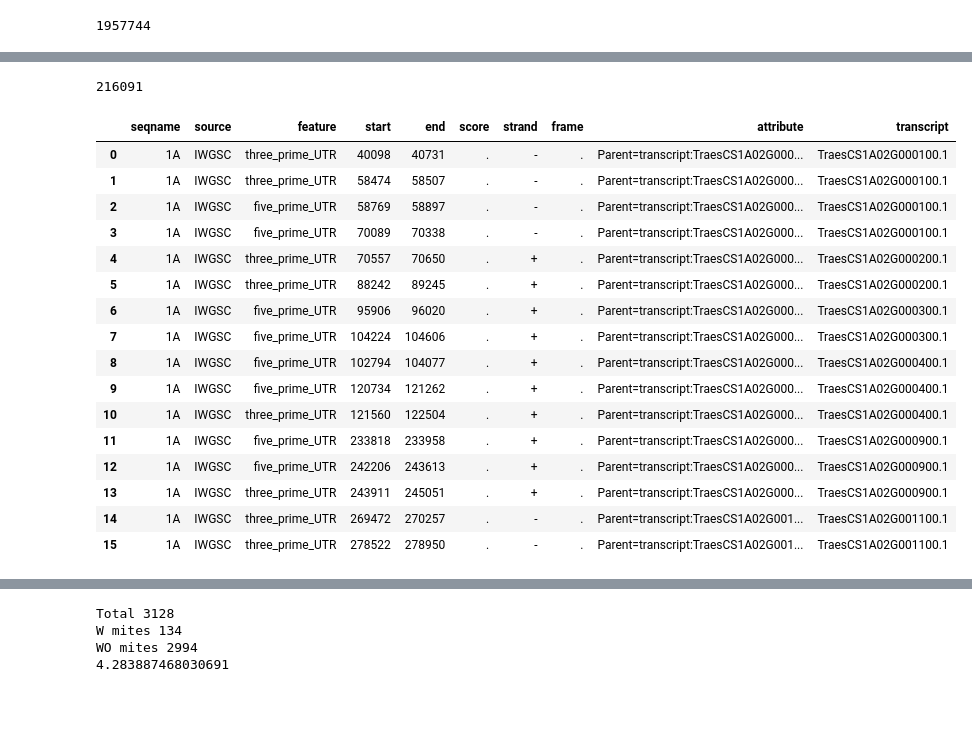
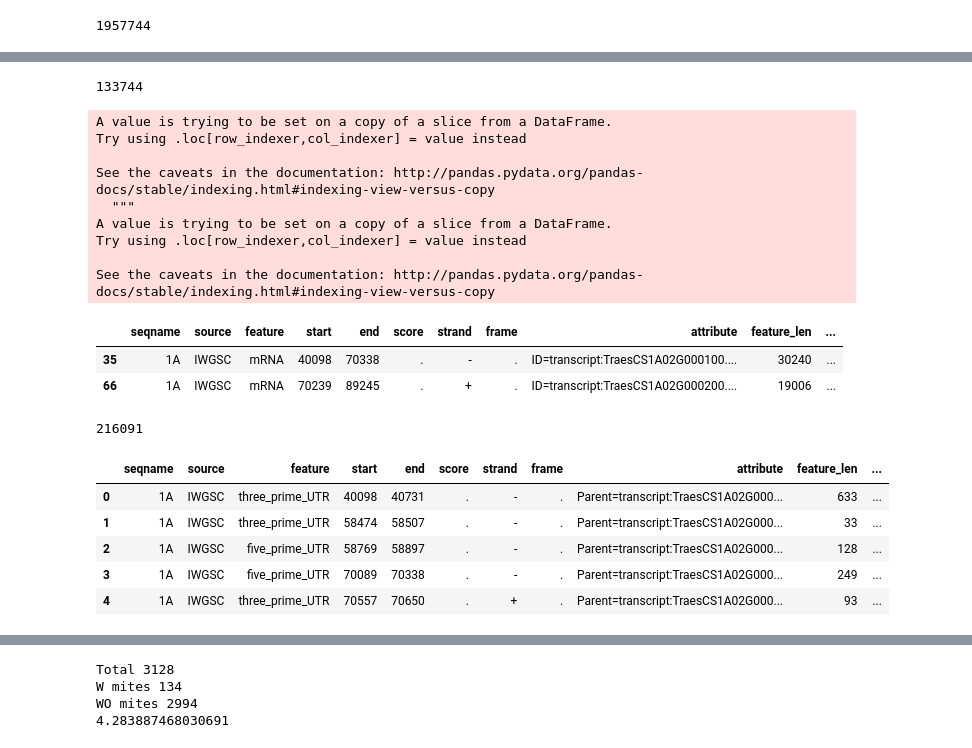
Before and after one commit to juancresc/mirna_mite, a Jupyter notebook: 2_analysis/2_cleavage.ipynb, the cells around one changed output, grey strips where cells are left out. Saved outputs shown, nothing was run; the diff lists cells and outputs as text; code cells hidden in the pictures; blank space fills up the shorter version.

```diff
--- a/2_analysis/2_cleavage.ipynb
+++ b/2_analysis/2_cleavage.ipynb
@@ -87,0 +99,26 @@ print(len(df_ann.index))
+# %%
+df_ann['feature_len'] = abs(df_ann['start'] - df_ann['end'])
+# %%
+#gene sizes
+
+df_ann_genes = df_ann[df_ann.feature == 'mRNA']
+print(len(df_ann_genes.index))
+df_ann_genes['transcript'] = df_ann_genes['attribute'].str.split('transcript:').str[1]
+df_ann_genes['transcript'] = df_ann_genes['transcript'].str.split(';').str[0]
+# %% [output]
+133744
+A value is trying to be set on a copy of a slice from a DataFrame.
+Try using .loc[row_indexer,col_indexer] = value instead
+
+See the caveats in the documentation: http://pandas.pydata.org/pandas-docs/stable/indexing.html#indexing-view-versus-copy
+  """
+A value is trying to be set on a copy of a slice from a DataFrame.
+Try using .loc[row_indexer,col_indexer] = value instead
+
+See the caveats in the documentation: http://pandas.pydata.org/pandas-docs/stable/indexing.html#indexing-view-versus-copy
+# %%
+df_ann_genes.head(2)
+# %% [output]
+|  | seqname | source | feature | start | end | score | strand | frame | attribute | feature_len | ... |
+| 35 | 1A | IWGSC | mRNA | 40098 | 70338 | . | - | . | ID=transcript:TraesCS1A02G000100.... | 30240 | ... |
+| 66 | 1A | IWGSC | mRNA | 70239 | 89245 | . | + | . | ID=transcript:TraesCS1A02G000200.... | 19006 | ... |
@@ -98,25 +137,14 @@ df_ann = df_ann.reset_index(drop=True)
 df_ann['transcript'] = df_ann['attribute'].str.split('transcript:').str[1]
 df_ann['transcript'] = df_ann['transcript'].str.split(';').str[0]
 # %%
-df_ann.head(16)
+df_ann.head(5)
 # %% [output]
-|  | seqname | source | feature | start | end | score | strand | frame | attribute | transcript |
-| 0 | 1A | IWGSC | three_prime_UTR | 40098 | 40731 | . | - | . | Parent=transcript:TraesCS1A02G000... | TraesCS1A02G000100.1 |
-| 1 | 1A | IWGSC | three_prime_UTR | 58474 | 58507 | . | - | . | Parent=transcript:TraesCS1A02G000... | TraesCS1A02G000100.1 |
-| 2 | 1A | IWGSC | five_prime_UTR | 58769 | 58897 | . | - | . | Parent=transcript:TraesCS1A02G000... | TraesCS1A02G000100.1 |
-| 3 | 1A | IWGSC | five_prime_UTR | 70089 | 70338 | . | - | . | Parent=transcript:TraesCS1A02G000... | TraesCS1A02G000100.1 |
-| 4 | 1A | IWGSC | three_prime_UTR | 70557 | 70650 | . | + | . | Parent=transcript:TraesCS1A02G000... | TraesCS1A02G000200.1 |
-| 5 | 1A | IWGSC | three_prime_UTR | 88242 | 89245 | . | + | . | Parent=transcript:TraesCS1A02G000... | TraesCS1A02G000200.1 |
-| 6 | 1A | IWGSC | five_prime_UTR | 95906 | 96020 | . | + | . | Parent=transcript:TraesCS1A02G000... | TraesCS1A02G000300.1 |
-| 7 | 1A | IWGSC | five_prime_UTR | 104224 | 104606 | . | + | . | Parent=transcript:TraesCS1A02G000... | TraesCS1A02G000300.1 |
-| 8 | 1A | IWGSC | five_prime_UTR | 102794 | 104077 | . | + | . | Parent=transcript:TraesCS1A02G000... | TraesCS1A02G000400.1 |
-| 9 | 1A | IWGSC | five_prime_UTR | 120734 | 121262 | . | + | . | Parent=transcript:TraesCS1A02G000... | TraesCS1A02G000400.1 |
-| 10 | 1A | IWGSC | three_prime_UTR | 121560 | 122504 | . | + | . | Parent=transcript:TraesCS1A02G000... | TraesCS1A02G000400.1 |
-| 11 | 1A | IWGSC | five_prime_UTR | 233818 | 233958 | . | + | . | Parent=transcript:TraesCS1A02G000... | TraesCS1A02G000900.1 |
-| 12 | 1A | IWGSC | five_prime_UTR | 242206 | 243613 | . | + | . | Parent=transcript:TraesCS1A02G000... | TraesCS1A02G000900.1 |
-| 13 | 1A | IWGSC | three_prime_UTR | 243911 | 245051 | . | + | . | Parent=transcript:TraesCS1A02G000... | TraesCS1A02G000900.1 |
-| 14 | 1A | IWGSC | three_prime_UTR | 269472 | 270257 | . | - | . | Parent=transcript:TraesCS1A02G001... | TraesCS1A02G001100.1 |
-| 15 | 1A | IWGSC | three_prime_UTR | 278522 | 278950 | . | - | . | Parent=transcript:TraesCS1A02G001... | TraesCS1A02G001100.1 |
+|  | seqname | source | feature | start | end | score | strand | frame | attribute | feature_len | ... |
+| 0 | 1A | IWGSC | three_prime_UTR | 40098 | 40731 | . | - | . | Parent=transcript:TraesCS1A02G000... | 633 | ... |
+| 1 | 1A | IWGSC | three_prime_UTR | 58474 | 58507 | . | - | . | Parent=transcript:TraesCS1A02G000... | 33 | ... |
+| 2 | 1A | IWGSC | five_prime_UTR | 58769 | 58897 | . | - | . | Parent=transcript:TraesCS1A02G000... | 128 | ... |
+| 3 | 1A | IWGSC | five_prime_UTR | 70089 | 70338 | . | - | . | Parent=transcript:TraesCS1A02G000... | 249 | ... |
+| 4 | 1A | IWGSC | three_prime_UTR | 70557 | 70650 | . | + | . | Parent=transcript:TraesCS1A02G000... | 93 | ... |
 # %%
 indexes = df_ann[(df_ann.strand=='+') & (df_ann.feature=='five_prime_UTR')].duplicated(['feature','transcript'],keep='first')
 indexes = indexes[indexes == True].index
```
Also changed, not shown: parts of 15 cells of this notebook.
